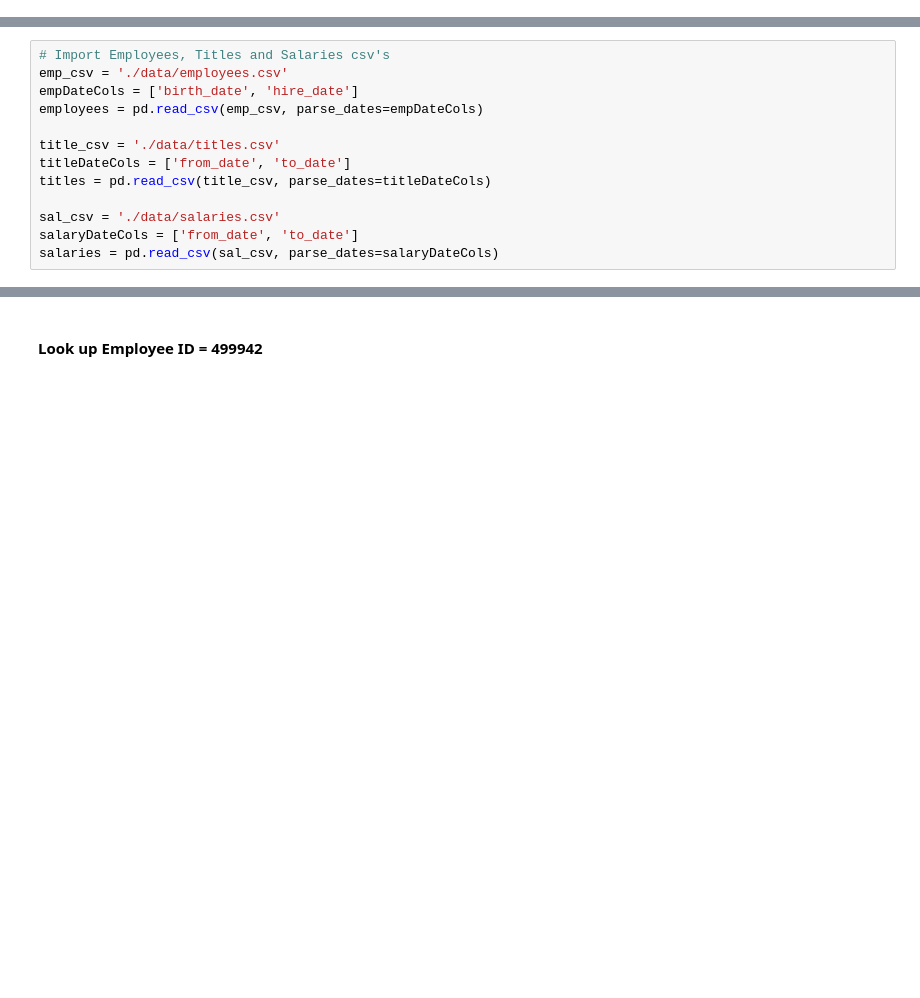
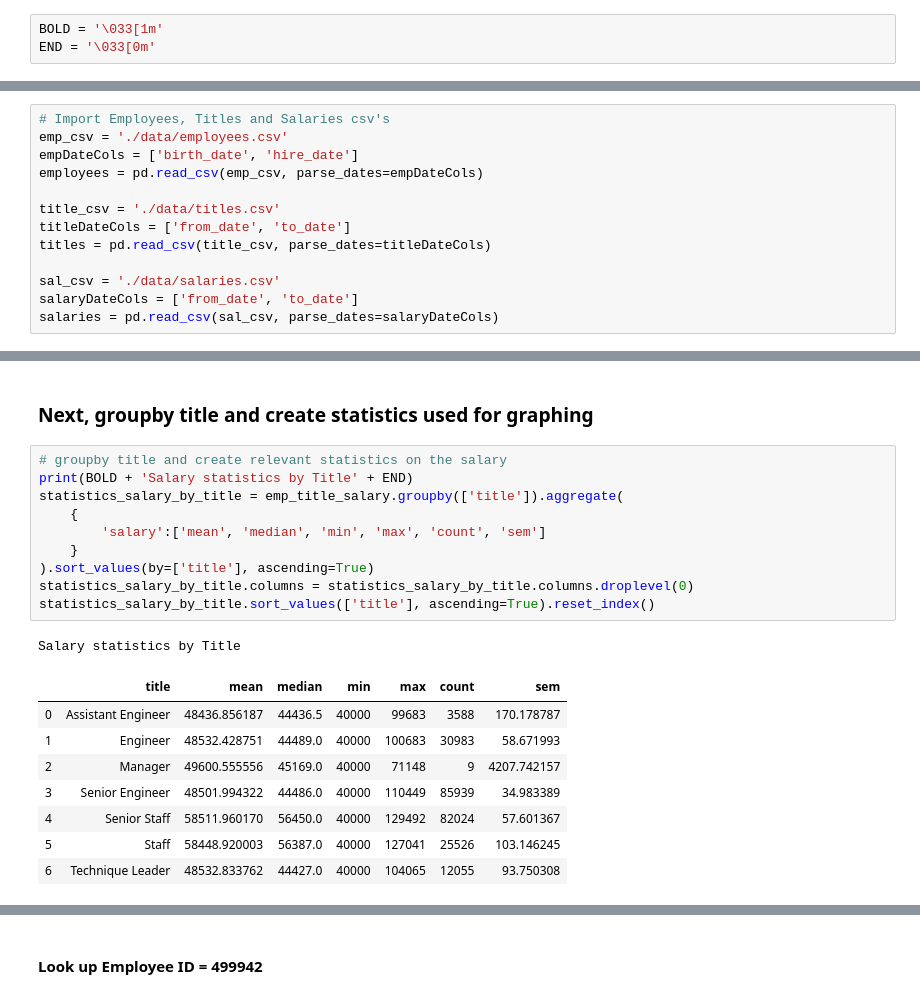
Before and after one commit to KatRootes/sql-challenge, a Jupyter notebook: EmployeeSQL/Bonus.ipynb, the cells around one changed output, grey strips where cells are left out. Saved outputs shown, nothing was run; the diff lists cells and outputs as text; blank space fills up the shorter version.

```diff
--- a/EmployeeSQL/Bonus.ipynb
+++ b/EmployeeSQL/Bonus.ipynb
@@ -26,3 +28,6 @@ from keys import pw
+# %%
+BOLD = '\033[1m'
+END = '\033[0m'
 # %% [markdown]
 ### Create the Database Connection
 # %%
@@ -431,0 +171,22 @@ count_salary_by_title
+# %% [markdown]
+### Next, groupby title and create statistics used for graphing
+# %%
+# groupby title and create relevant statistics on the salary
+print(BOLD + 'Salary statistics by Title' + END)
+statistics_salary_by_title = emp_title_salary.groupby(['title']).aggregate(
+    {
+        'salary':['mean', 'median', 'min', 'max', 'count', 'sem']
+    }
+).sort_values(by=['title'], ascending=True)
+statistics_salary_by_title.columns = statistics_salary_by_title.columns.droplevel(0)
+statistics_salary_by_title.sort_values(['title'], ascending=True).reset_index()
+# %% [output]
+Salary statistics by Title
+|  | title | mean | median | min | max | count | sem |
+| 0 | Assistant Engineer | 48436.856187 | 44436.5 | 40000 | 99683 | 3588 | 170.178787 |
+| 1 | Engineer | 48532.428751 | 44489.0 | 40000 | 100683 | 30983 | 58.671993 |
+| 2 | Manager | 49600.555556 | 45169.0 | 40000 | 71148 | 9 | 4207.742157 |
+| 3 | Senior Engineer | 48501.994322 | 44486.0 | 40000 | 110449 | 85939 | 34.983389 |
+| 4 | Senior Staff | 58511.960170 | 56450.0 | 40000 | 129492 | 82024 | 57.601367 |
+| 5 | Staff | 58448.920003 | 56387.0 | 40000 | 127041 | 25526 | 103.146245 |
+| 6 | Technique Leader | 48532.833762 | 44427.0 | 40000 | 104065 | 12055 | 93.750308 |
```
Also changed, not shown: parts of 49 cells of this notebook, 3 other files.
